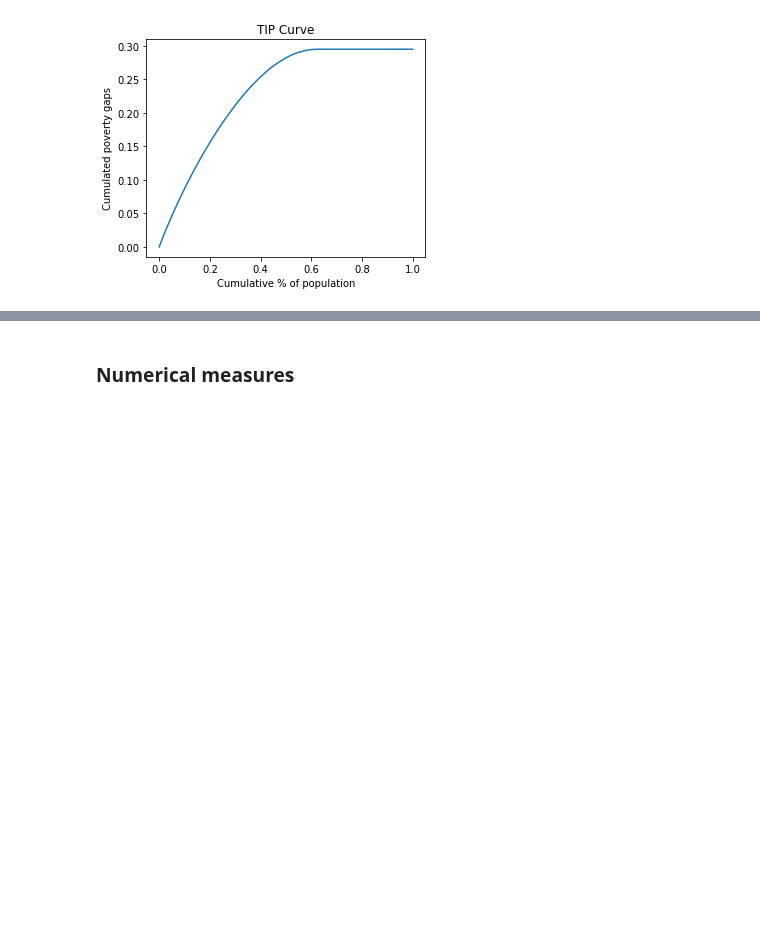
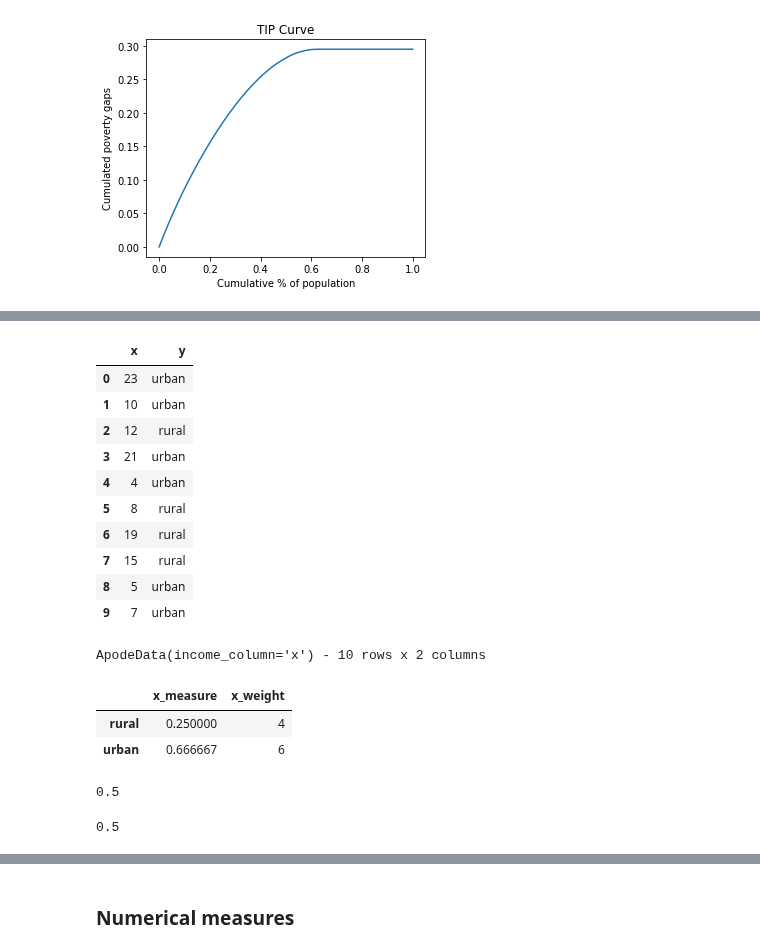
Before and after one commit to ngrion/apode, a Jupyter notebook: docs/source/Tutorial.ipynb, the cells around one changed output, grey strips where cells are left out. Drawn from its saved outputs; the diff is of its cells as text; code cells hidden in the pictures; blank space fills up the shorter version.

```diff
--- a/docs/source/Tutorial.ipynb
+++ b/docs/source/Tutorial.ipynb
@@ -179,0 +237,41 @@ Twelve inequality measures as well as the relative, generalized and absolute Lor
+# %%
+x = [23, 10, 12, 21, 4, 8, 19, 15, 5, 7]
+y = [10,10,20,10,10,20,20,20,10,10]
+y = ['urban','urban','rural','urban','urban','rural','rural','rural','urban','urban']
+dfa = pd.DataFrame({'x':x,'y':y})
+ada1 = ApodeData(dfa,income_column='x')
+ada1
+# %% [output]
+|  | x | y |
+| 0 | 23 | urban |
+| 1 | 10 | urban |
+| 2 | 12 | rural |
+| 3 | 21 | urban |
+| 4 | 4 | urban |
+| 5 | 8 | rural |
+| 6 | 19 | rural |
+| 7 | 15 | rural |
+| 8 | 5 | urban |
+| 9 | 7 | urban |
+ApodeData(income_column='x') - 10 rows x 2 columns
+# %%
+# group calculation according to variable "y"
+pline = 11
+pg = poverty_bygroup(ada1,'headcount',group_column='y', pline=pline)
+pg
+# %% [output]
+|  | x_measure | x_weight |
+| rural | 0.250000 | 4 |
+| urban | 0.666667 | 6 |
+# %%
+# simple calculation
+ps = ada1.poverty('headcount',pline=pline)
+ps
+# %% [output]
+0.5
+# %%
+# If the indicator is decomposable, the same result is attained:
+pg_p = sum(pg['x_measure']*pg['x_weight']/sum(pg['x_weight']))
+pg_p
+# %% [output]
+0.5
```
Also changed, not shown: parts of 57 cells of this notebook.
